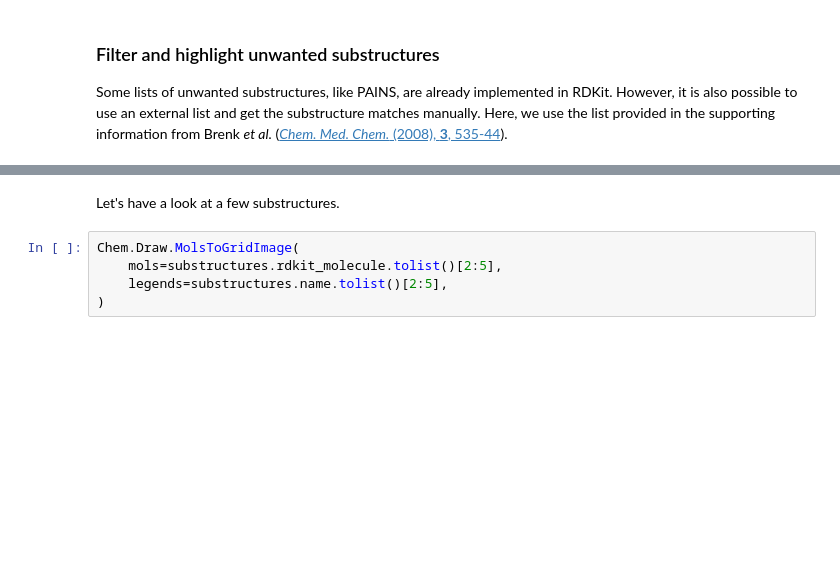
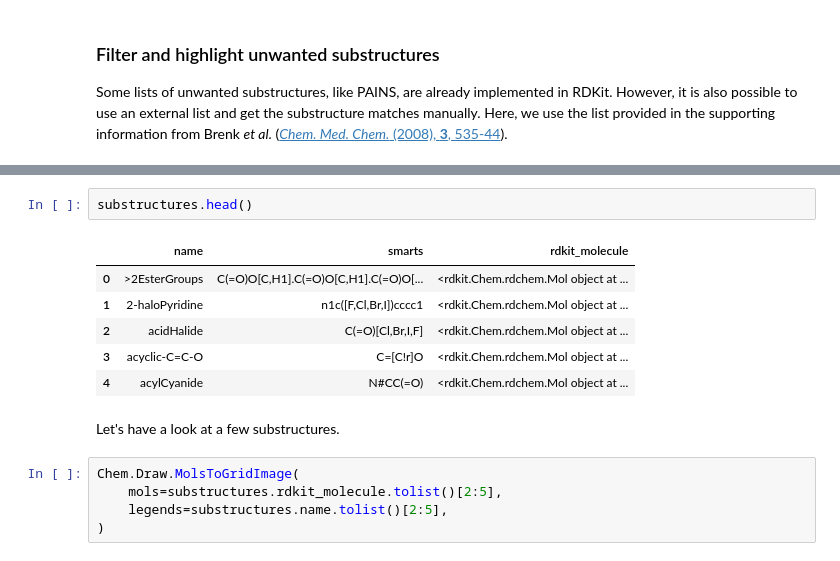
Before and after one commit to hossainlab/AI4CADD, a Jupyter notebook: Day2/T003_compound_unwanted_substructures/T003_compound_unwanted_substructures.ipynb, the cells around one changed output, grey strips where cells are left out. Cells and saved outputs as stored; diff of their text form; blank space fills up the shorter version.

```diff
--- a/Day2/T003_compound_unwanted_substructures/T003_compound_unwanted_substructures.ipynb
+++ b/Day2/T003_compound_unwanted_substructures/T003_compound_unwanted_substructures.ipynb
@@ -146,6 +150,15 @@ print("Number of unwanted substructures in collection:", len(substructures))
 # NBVAL_CHECK_OUTPUT
 # %% [output]
 Number of unwanted substructures in collection: 104
+# %%
+substructures.head()
+# %% [output]
+|  | name | smarts | rdkit_molecule |
+| 0 | >2EsterGroups | C(=O)O[C,H1].C(=O)O[C,H1].C(=O)O[... | <rdkit.Chem.rdchem.Mol object at ... |
+| 1 | 2-haloPyridine | n1c([F,Cl,Br,I])cccc1 | <rdkit.Chem.rdchem.Mol object at ... |
+| 2 | acidHalide | C(=O)[Cl,Br,I,F] | <rdkit.Chem.rdchem.Mol object at ... |
+| 3 | acyclic-C=C-O | C=[C!r]O | <rdkit.Chem.rdchem.Mol object at ... |
+| 4 | acylCyanide | N#CC(=O) | <rdkit.Chem.rdchem.Mol object at ... |
 # %% [markdown]
 Let's have a look at a few substructures.
 # %%
```
Also changed, not shown: parts of 11 cells of this notebook.
